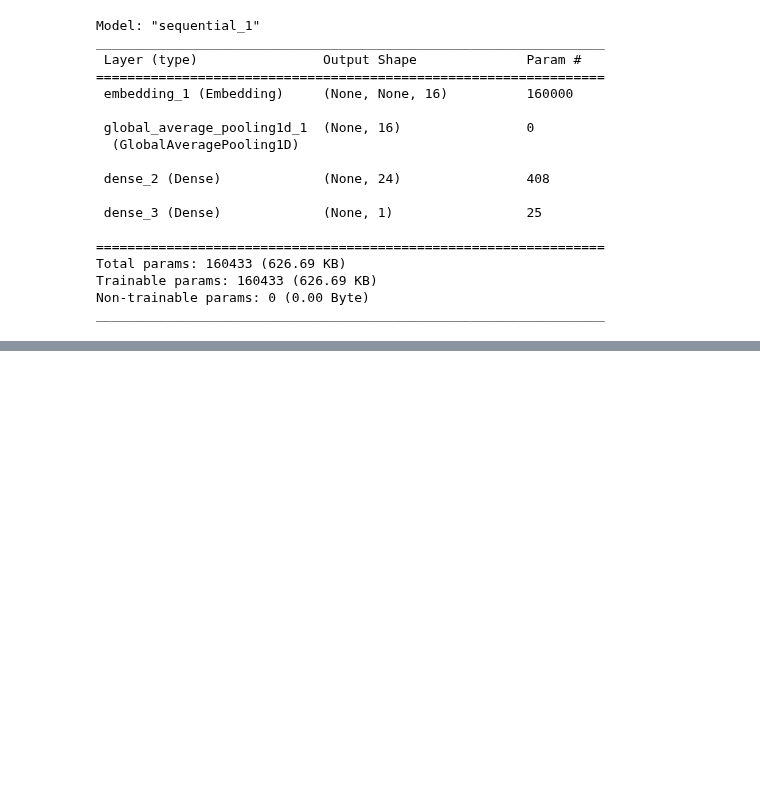
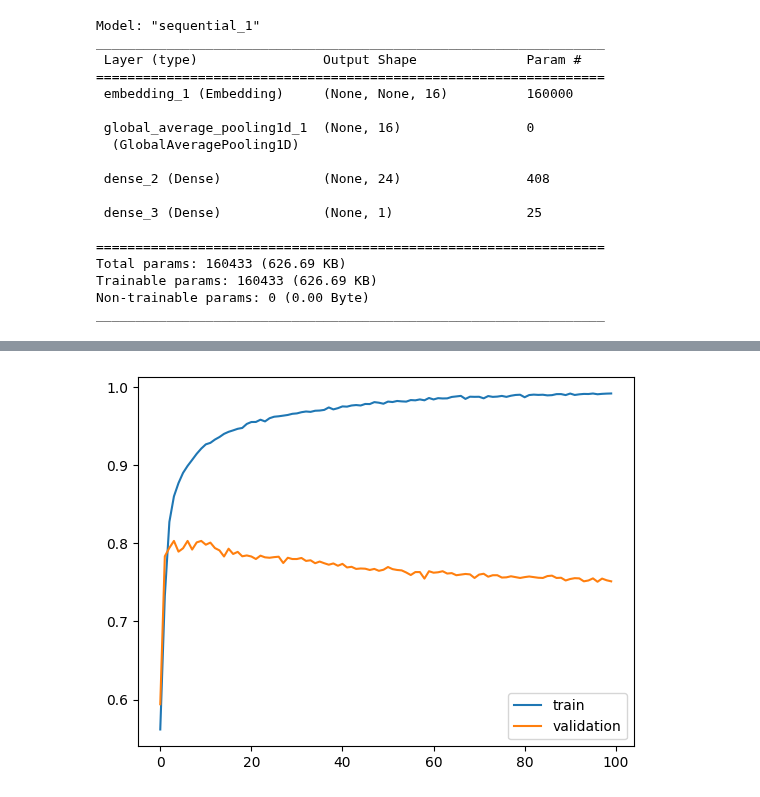
Before and after one commit to leekyuyoung20231211/python, a Jupyter notebook: 자연어처리_20240228_2.ipynb, the cells around one changed output, grey strips where cells are left out. Cells and saved outputs as stored; diff of their text form; code cells hidden in the pictures; blank space fills up the shorter version.

```diff
--- a/자연어처리_20240228_2.ipynb
+++ b/자연어처리_20240228_2.ipynb
@@ -119,0 +158,17 @@ history = model.fit(training_padding,training_labels,epochs=num_epochs,
+# %%
+model = tf.keras.Sequential([
+ tf.keras.layers.Embedding(vocab_size,embedding_dim),
+ tf.keras.layers.GlobalAveragePooling1D(),  # 시퀀스의 길이에 상관없이 각 시퀀스의 평균 임베딩 계산
+ tf.keras.layers.Dense(24, activation='relu'),
+ tf.keras.layers.Dense(1, activation='sigmoid')
+])
+# beta_1 이동평균  이전 그레이디언트의 감소비율 설정 0.9
+# beta_2  이전 제곱 그레이디언트 감소비율 0.999
+# amsgrad 알고리즘 사용여부
+# amsgrad : adam을 계선한 과적합을 해결하기위해서 만듦 모든경사의 크기를 누적하지 않고 이전 최대경사 크기만 저장
+adam = tf.keras.optimizers.Adam(learning_rate=0.0001,beta_1=0.9,beta_2=0.999,amsgrad=False)
+model.compile(loss = 'binary_crossentropy',optimizer='adam',metrics=['accuracy'])
+num_epochs = 100
+history = model.fit(training_padding,training_labels,epochs=num_epochs,
+                    validation_data = (testing_padding,testing_labels)
+                    )
@@ -119,0 +193,8 @@ history = model.fit(training_padding,training_labels,epochs=num_epochs,
+# %%
+import matplotlib.pyplot as plt
+plt.plot(history.history['accuracy'],label='train')
+plt.plot(history.history['val_accuracy'],label='validation')
+plt.legend()
+plt.show()
+# %% [output]
+[figure, added]
```
Also changed, not shown: parts of 13 cells of this notebook.
